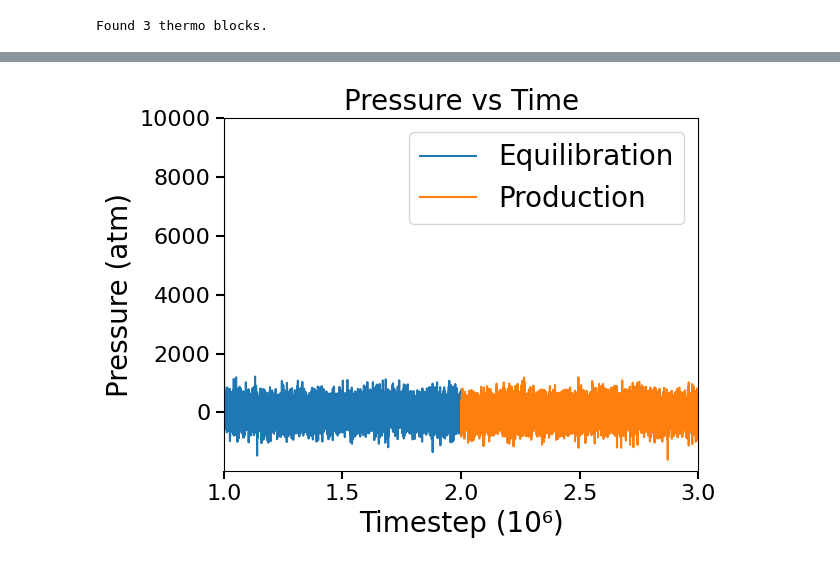
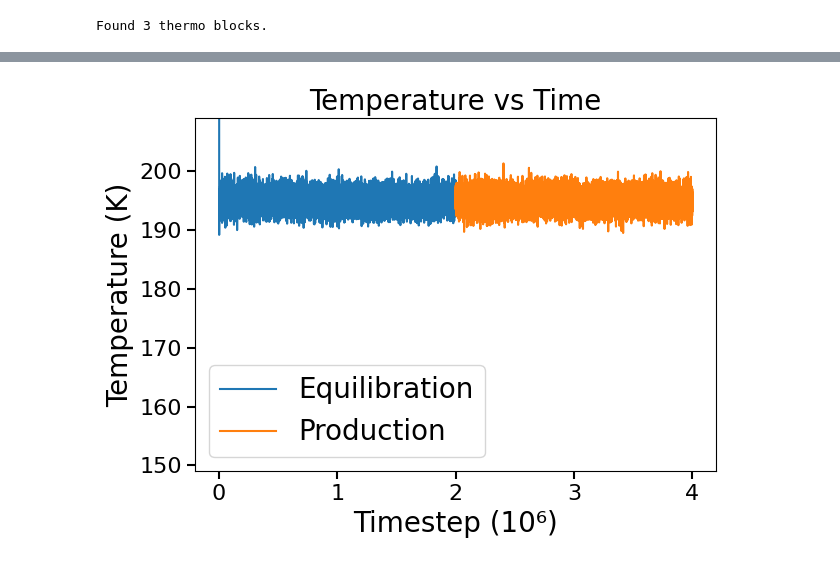
Before and after one commit to uwgsgordon4/1-1-Supercooled-Water-Glycerol-System-UWG, a Jupyter notebook: Analysis/lammps_figures_2ns.ipynb, the cells around one changed output, grey strips where cells are left out. Drawn from its saved outputs; the diff is of its cells as text; code cells hidden in the pictures.

```diff
--- a/Analysis/lammps_figures_2ns.ipynb
+++ b/Analysis/lammps_figures_2ns.ipynb
@@ -69,21 +46,22 @@ plt.show()
-# %%
-plt.figure()
-plt.plot(eq["Step"], eq["Press"], label="Equilibration")
-plt.plot(prod["Step"], prod["Press"], label="Production")
-
-plt.xlabel("Timestep (10\u2076)", fontsize=20)
-plt.ylabel("Pressure (atm)", fontsize=20)
-
-ax = plt.gca()
-ax.xaxis.get_offset_text().set_visible(False)
-
-plt.legend(fontsize=20)
-plt.title("Pressure vs Time", fontsize=20)
-plt.tick_params(axis="both", labelsize=16, length=6, width=1.5)
-plt.xlim(999999, 3000000)
-plt.ylim(-1999, 10000)
-plt.tight_layout()
-plt.savefig("figures/2ns/pvt.png", format="png", )
-plt.show()
-# %% [output]
-[figure, removed]
+# %%
+eq = pd.concat(blocks[:-1], ignore_index=True)      # equilibration
+prod = blocks[-1]    # production
+
+plt.figure()
+plt.plot(eq["Step"], eq["Temp"], label="Equilibration")
+plt.plot(prod["Step"], prod["Temp"], label="Production")
+plt.xlabel("Timestep (10\u2076)", fontsize=20)
+plt.ylabel("Temperature (K)", fontsize=20)
+
+ax = plt.gca()
+ax.xaxis.get_offset_text().set_visible(False)
+
+plt.legend(fontsize=20)
+plt.title("Temperature vs Time", fontsize=20)
+plt.tick_params(axis="both", labelsize=16, length=6, width=1.5)
+plt.ylim(149, 209)
+plt.tight_layout()
+plt.savefig("figures/2ns/tempvtime.png", format="png", )
+plt.show()
+# %% [output]
+[figure, added]
```
Also changed, not shown: parts of 15 cells of this notebook, 9 other files.
